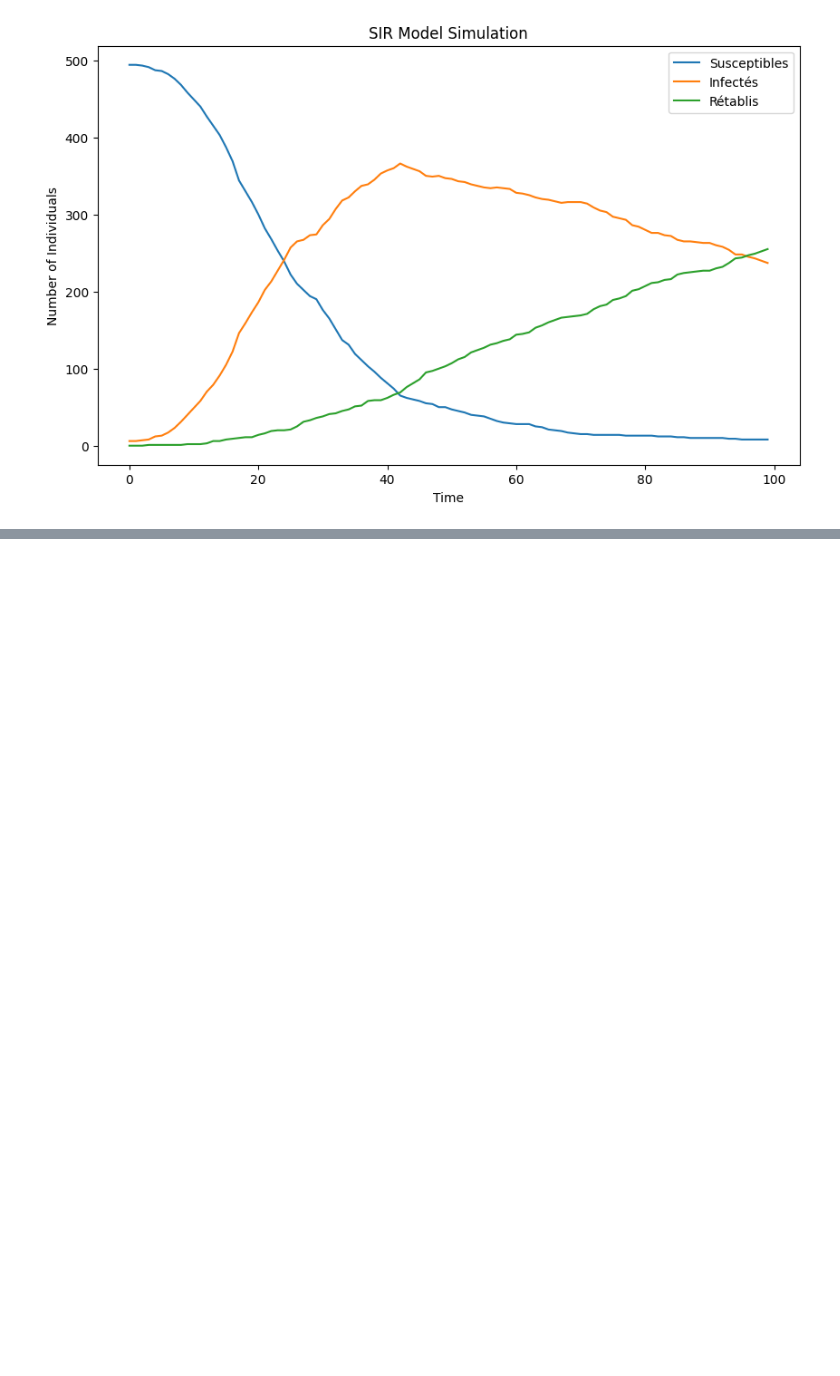
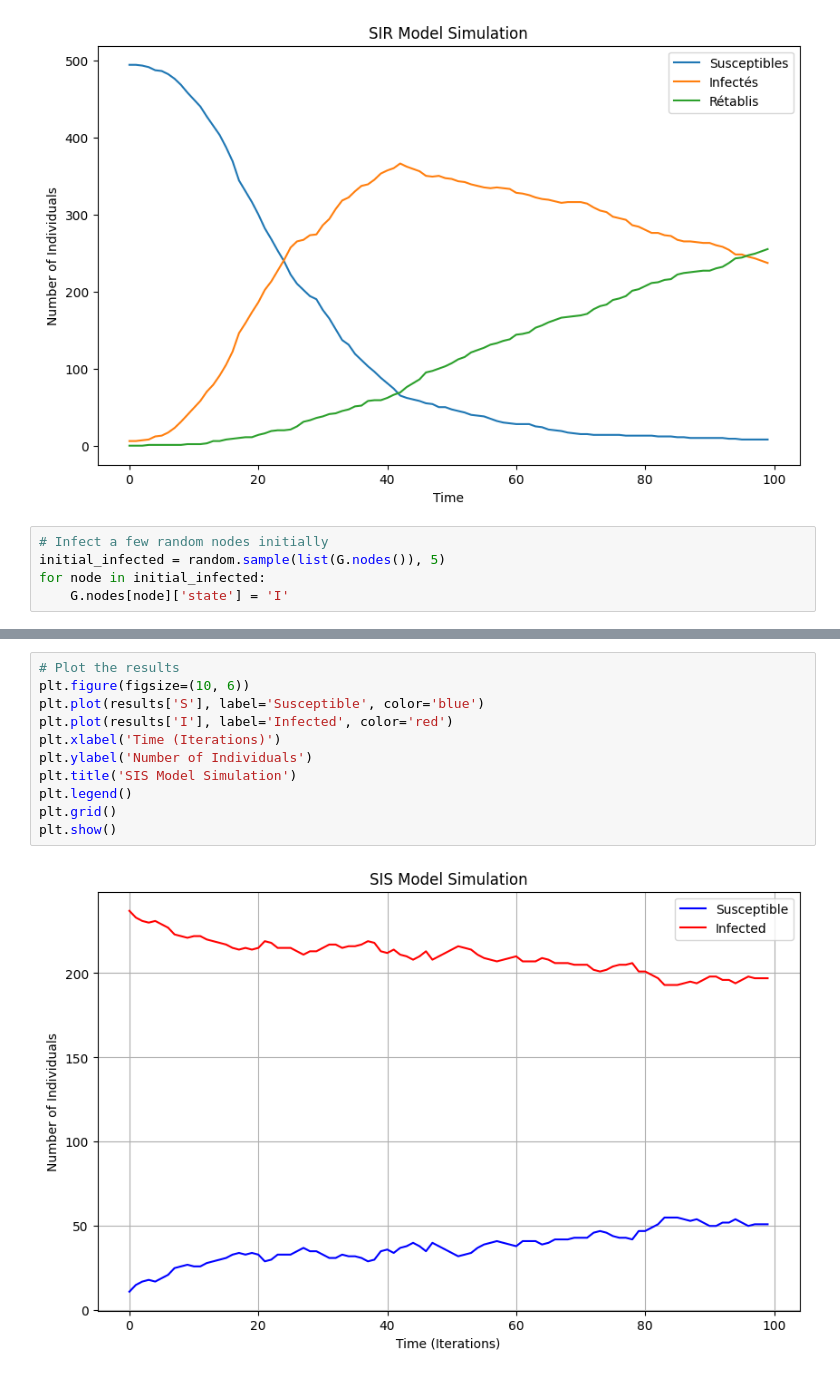
Before and after one commit to younestr/TP_Scientific_networkX, a Jupyter notebook: propagation_barabasi.ipynb, the cells around one changed output, grey strips where cells are left out. Saved outputs shown, nothing was run; the diff lists cells and outputs as text; blank space fills up the shorter version.

```diff
--- a/propagation_barabasi.ipynb
+++ b/propagation_barabasi.ipynb
@@ -79,3 +79,8 @@ plt.legend()
 plt.show()
 # %% [output]
 [figure]
+# %%
+# Infect a few random nodes initially
+initial_infected = random.sample(list(G.nodes()), 5)
+for node in initial_infected:
+    G.nodes[node]['state'] = 'I'
@@ -81,0 +124,13 @@ plt.show()
+# %%
+# Plot the results
+plt.figure(figsize=(10, 6))
+plt.plot(results['S'], label='Susceptible', color='blue')
+plt.plot(results['I'], label='Infected', color='red')
+plt.xlabel('Time (Iterations)')
+plt.ylabel('Number of Individuals')
+plt.title('SIS Model Simulation')
+plt.legend()
+plt.grid()
+plt.show()
+# %% [output]
+[figure, added]
```
Also changed, not shown: parts of 4 cells of this notebook.
